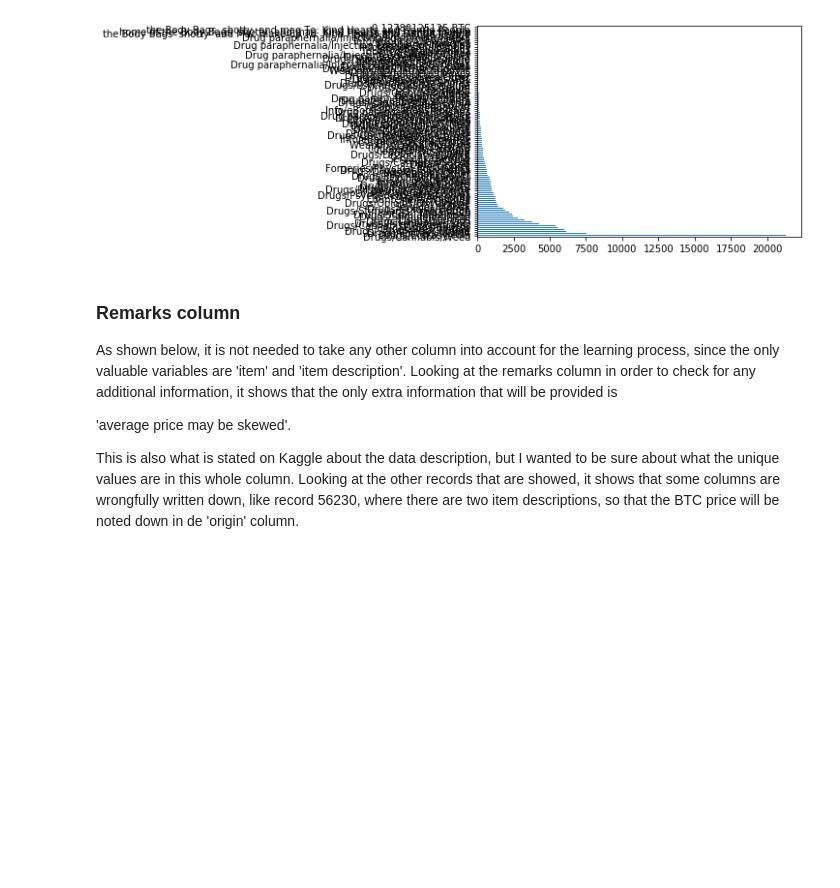
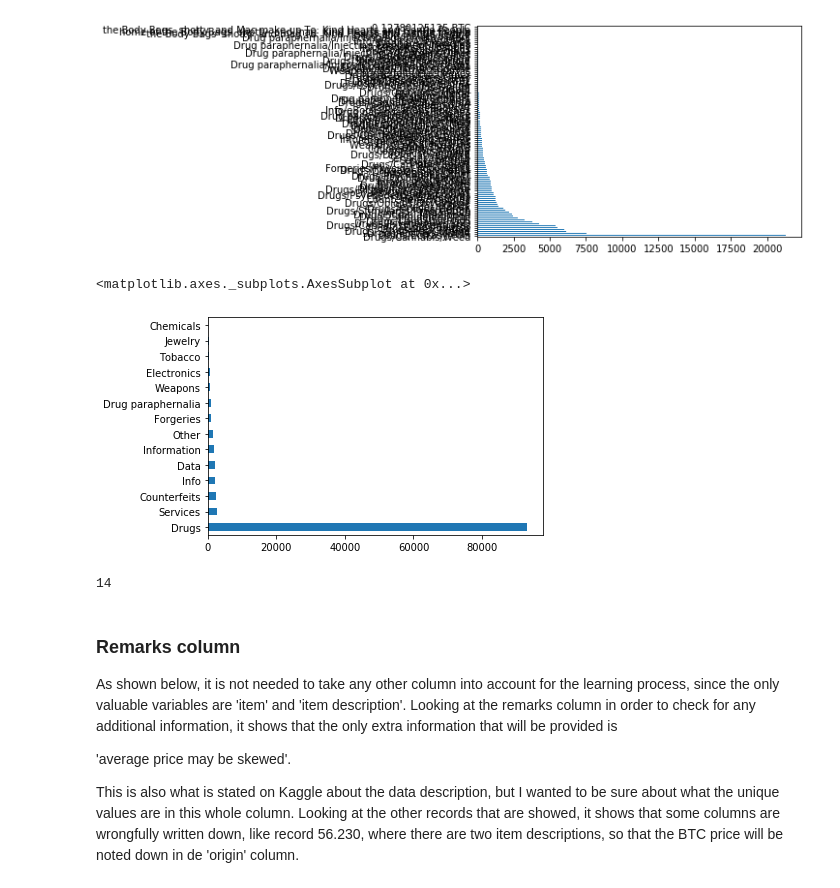
Before and after one commit to mmhverheijden/portfolio_THUAS, a Jupyter notebook: notebooks/Agora_Data_Exploration.ipynb, the cells around one changed output. Drawn from its saved outputs; the diff is of its cells as text; code cells hidden in the pictures; blank space fills up the shorter version.

```diff
--- a/notebooks/Agora_Data_Exploration.ipynb
+++ b/notebooks/Agora_Data_Exploration.ipynb
@@ -85,13 +85,24 @@ df[' Category'].value_counts().plot(kind='barh')
 # %% [output]
 <matplotlib.axes._subplots.AxesSubplot at 0x...>
 [figure]
+# %%
+catunique = df[' Category'].str.partition('/')[0]
+cats = catunique.value_counts()[catunique.value_counts() > 5]
+cats.plot(kind='barh')
+# %% [output]
+<matplotlib.axes._subplots.AxesSubplot at 0x...>
+[figure, added]
+# %%
+cats.nunique()
+# %% [output]
+14
 # %% [markdown]
 ### Remarks column
 As shown below, it is not needed to take any other column into account for the learning process, since the only valuable variables are 'item' and 'item description'. Looking at the remarks column in order to check for any additional information, it shows that the only extra information that will be provided is
 
 'average price may be skewed'.
 
-This is also what is stated on Kaggle about the data description, but I wanted to be sure about what the unique values are in this whole column. Looking at the other records that are showed, it shows that some columns are wrongfully written down, like record 56230, where there are two item descriptions, so that the BTC price will be noted down in de 'origin' column.
+This is also what is stated on Kaggle about the data description, but I wanted to be sure about what the unique values are in this whole column. Looking at the other records that are showed, it shows that some columns are wrongfully written down, like record 56.230, where there are two item descriptions, so that the BTC price will be noted down in de 'origin' column.
 # %%
 df.dropna(axis = 0, how = 'any', thresh = None, subset = None, inplace = False)
 remarks = df.drop_duplicates(subset =' Remarks', keep = 'first')
```
Also changed, not shown: parts of 2 cells of this notebook, 6 other files.
